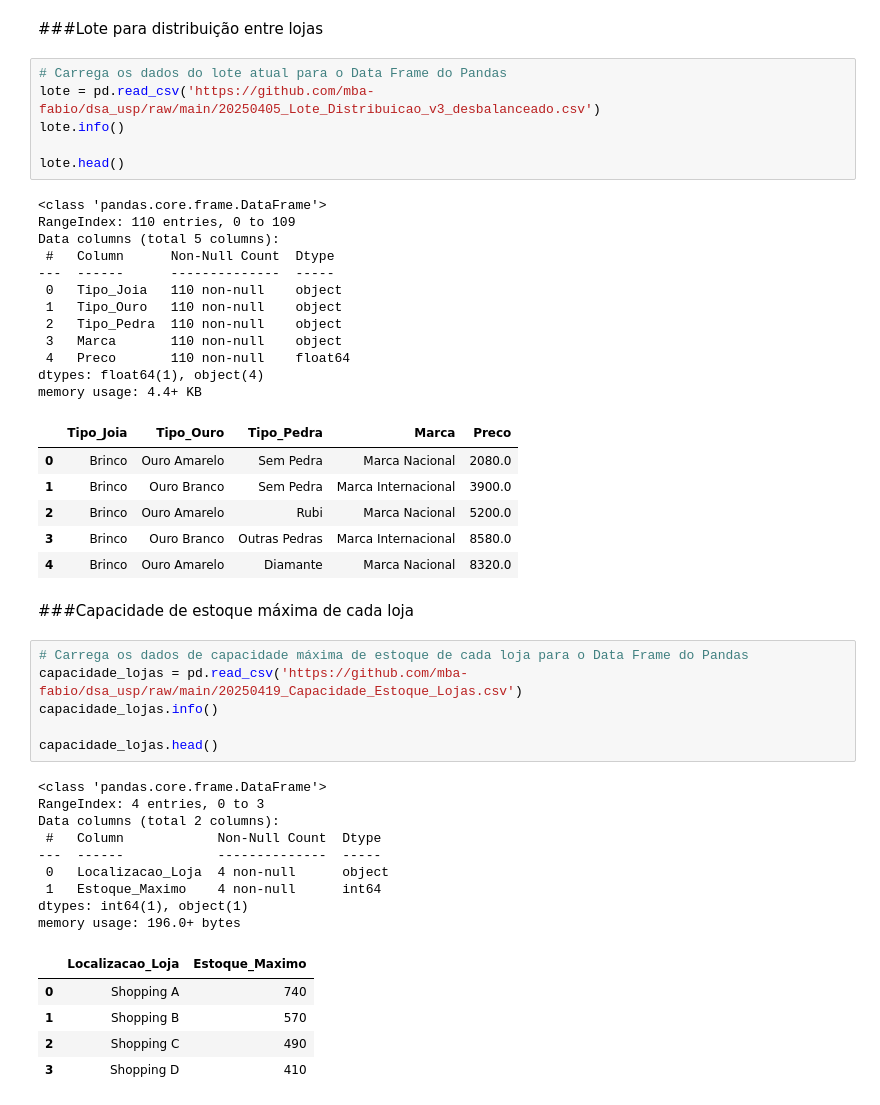
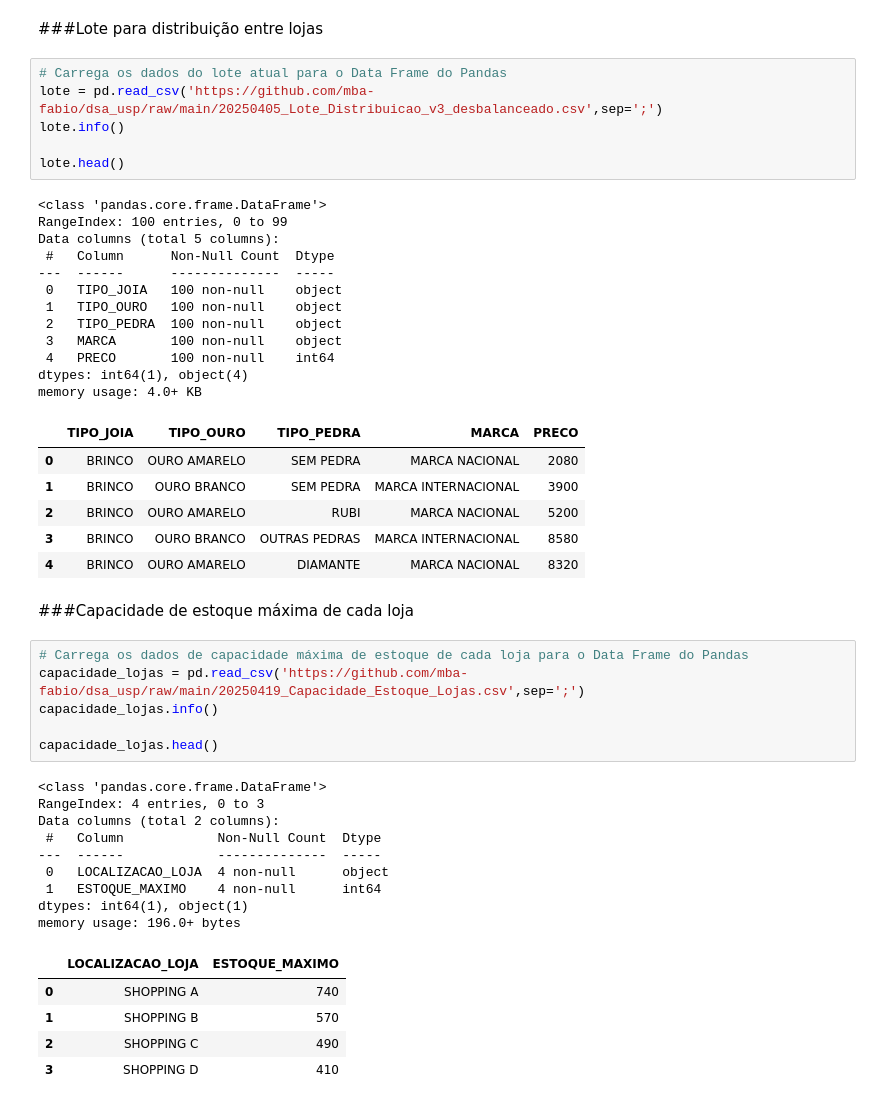
Before and after one commit to mba-fabio/dsa_usp, a Jupyter notebook: 20250420_Resultados_Preliminares_v0.ipynb, the cells around one changed output. Saved outputs shown, nothing was run; the diff lists cells and outputs as text.

```diff
--- a/20250420_Resultados_Preliminares_v0.ipynb
+++ b/20250420_Resultados_Preliminares_v0.ipynb
@@ -79,34 +75,34 @@ memory usage: 597.6+ KB
 ###Lote para distribuição entre lojas
 # %%
 # Carrega os dados do lote atual para o Data Frame do Pandas
-lote = pd.read_csv('https://github.com/mba-fabio/dsa_usp/raw/main/20250405_Lote_Distribuicao_v3_desbalanceado.csv')
+lote = pd.read_csv('https://github.com/mba-fabio/dsa_usp/raw/main/20250405_Lote_Distribuicao_v3_desbalanceado.csv',sep=';')
 lote.info()
 
 lote.head()
 # %% [output]
 <class 'pandas.core.frame.DataFrame'>
-RangeIndex: 110 entries, 0 to 109
+RangeIndex: 100 entries, 0 to 99
 Data columns (total 5 columns):
  #   Column      Non-Null Count  Dtype
 ---  ------      --------------  -----
- 0   Tipo_Joia   110 non-null    object
- 1   Tipo_Ouro   110 non-null    object
- 2   Tipo_Pedra  110 non-null    object
- 3   Marca       110 non-null    object
- 4   Preco       110 non-null    float64
-dtypes: float64(1), object(4)
-memory usage: 4.4+ KB
+ 0   TIPO_JOIA   100 non-null    object
+ 1   TIPO_OURO   100 non-null    object
+ 2   TIPO_PEDRA  100 non-null    object
+ 3   MARCA       100 non-null    object
+ 4   PRECO       100 non-null    int64
+dtypes: int64(1), object(4)
+memory usage: 4.0+ KB
-|  | Tipo_Joia | Tipo_Ouro | Tipo_Pedra | Marca | Preco |
-| 0 | Brinco | Ouro Amarelo | Sem Pedra | Marca Nacional | 2080.0 |
-| 1 | Brinco | Ouro Branco | Sem Pedra | Marca Internacional | 3900.0 |
-| 2 | Brinco | Ouro Amarelo | Rubi | Marca Nacional | 5200.0 |
-| 3 | Brinco | Ouro Branco | Outras Pedras | Marca Internacional | 8580.0 |
-| 4 | Brinco | Ouro Amarelo | Diamante | Marca Nacional | 8320.0 |
+|  | TIPO_JOIA | TIPO_OURO | TIPO_PEDRA | MARCA | PRECO |
+| 0 | BRINCO | OURO AMARELO | SEM PEDRA | MARCA NACIONAL | 2080 |
+| 1 | BRINCO | OURO BRANCO | SEM PEDRA | MARCA INTERNACIONAL | 3900 |
+| 2 | BRINCO | OURO AMARELO | RUBI | MARCA NACIONAL | 5200 |
+| 3 | BRINCO | OURO BRANCO | OUTRAS PEDRAS | MARCA INTERNACIONAL | 8580 |
+| 4 | BRINCO | OURO AMARELO | DIAMANTE | MARCA NACIONAL | 8320 |
 # %% [markdown]
 ###Capacidade de estoque máxima de cada loja
 # %%
 # Carrega os dados de capacidade máxima de estoque de cada loja para o Data Frame do Pandas
-capacidade_lojas = pd.read_csv('https://github.com/mba-fabio/dsa_usp/raw/main/20250419_Capacidade_Estoque_Lojas.csv')
+capacidade_lojas = pd.read_csv('https://github.com/mba-fabio/dsa_usp/raw/main/20250419_Capacidade_Estoque_Lojas.csv',sep=';')
 capacidade_lojas.info()
 
 capacidade_lojas.head()
@@ -116,14 +112,14 @@ RangeIndex: 4 entries, 0 to 3
 Data columns (total 2 columns):
  #   Column            Non-Null Count  Dtype
 ---  ------            --------------  -----
- 0   Localizacao_Loja  4 non-null      object
- 1   Estoque_Maximo    4 non-null      int64
+ 0   LOCALIZACAO_LOJA  4 non-null      object
+ 1   ESTOQUE_MAXIMO    4 non-null      int64
 dtypes: int64(1), object(1)
 memory usage: 196.0+ bytes
-|  | Localizacao_Loja | Estoque_Maximo |
-| 0 | Shopping A | 740 |
-| 1 | Shopping B | 570 |
-| 2 | Shopping C | 490 |
-| 3 | Shopping D | 410 |
+|  | LOCALIZACAO_LOJA | ESTOQUE_MAXIMO |
+| 0 | SHOPPING A | 740 |
+| 1 | SHOPPING B | 570 |
+| 2 | SHOPPING C | 490 |
+| 3 | SHOPPING D | 410 |
 # %%
 # 1. Calcular demanda média mensal por tipo de joia e loja
```
Also changed, not shown: parts of 5 cells of this notebook.
